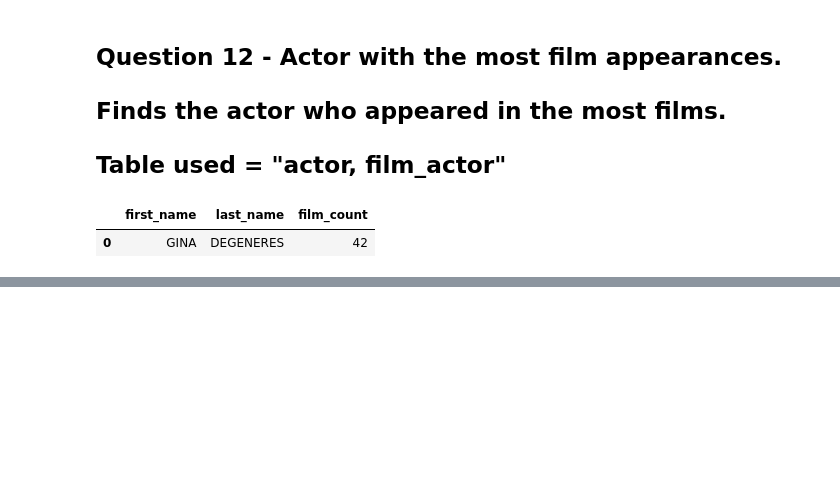
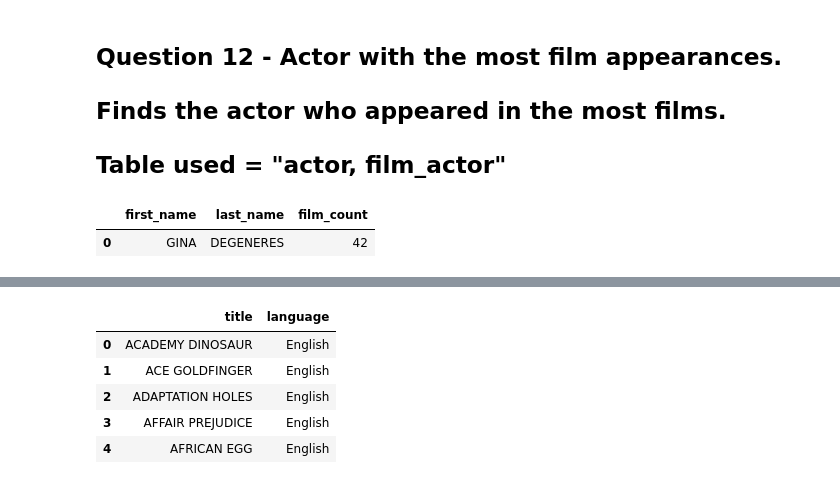
Before and after one commit to VictorCali1702/Sakila_sql_python_project, a Jupyter notebook: notebooks/analysis_report.ipynb, the cells around one changed output, grey strips where cells are left out. Saved outputs shown, nothing was run; the diff lists cells and outputs as text; code cells hidden in the pictures; blank space fills up the shorter version.

```diff
--- a/notebooks/analysis_report.ipynb
+++ b/notebooks/analysis_report.ipynb
@@ -306,0 +351,17 @@ df_ActorAppearances.head()
+# %%
+query_15 = """
+select f.title, l.name AS language
+from film f
+INNER JOIN language l ON f.language_id = l.language_id
+"""
+df_FilmLanguage = pd.read_sql(query_15, conn)
+df_FilmLanguage.to_csv("../reports/Question15_Film_Language.csv", index = False)
+# %%
+df_FilmLanguage.head()
+# %% [output]
+|  | title | language |
+| 0 | ACADEMY DINOSAUR | English |
+| 1 | ACE GOLDFINGER | English |
+| 2 | ADAPTATION HOLES | English |
+| 3 | AFFAIR PREJUDICE | English |
+| 4 | AFRICAN EGG | English |
```
Also changed, not shown: parts of 10 cells of this notebook, 8 other files.
